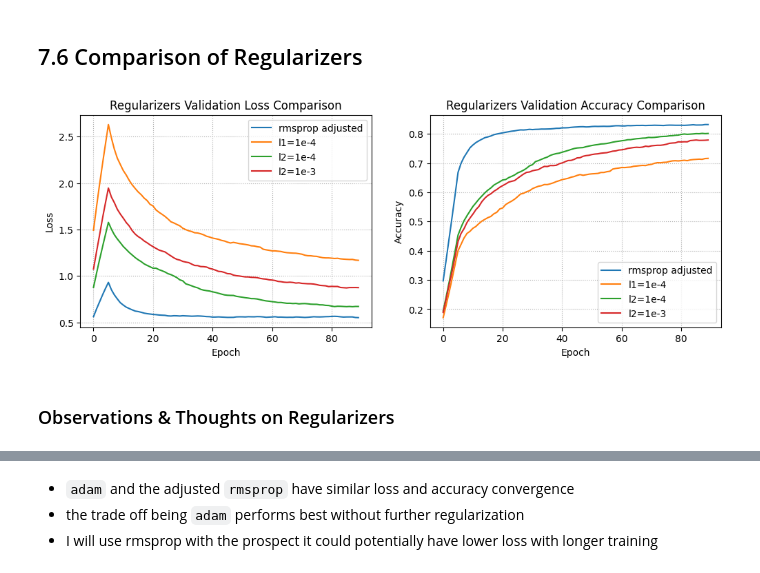
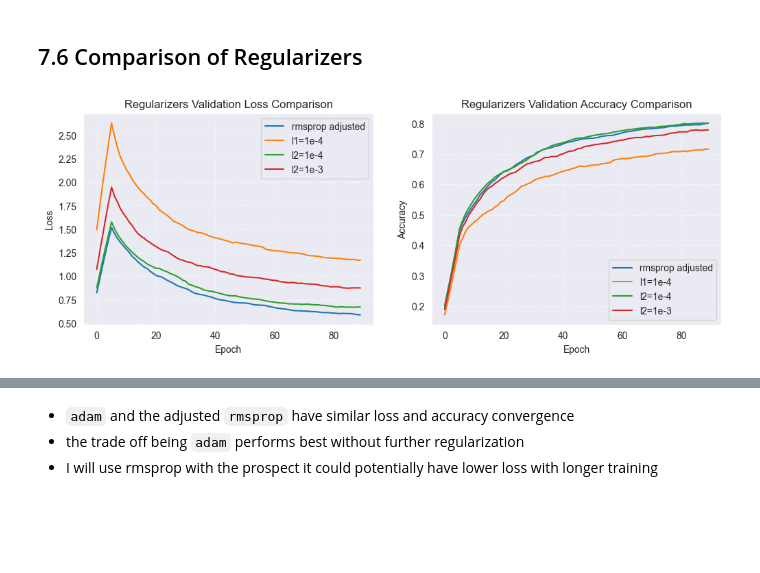
Before and after one commit to Crediteur/Jupyter-Notebooks, a Jupyter notebook: cifar10_Image_Classification/CM3015_Final_cifar10.ipynb, the cells around one changed output, grey strips where cells are left out. Saved outputs shown, nothing was run; the diff lists cells and outputs as text; code cells hidden in the pictures; blank space fills up the shorter version.

```diff
--- a/cifar10_Image_Classification/CM3015_Final_cifar10.ipynb
+++ b/cifar10_Image_Classification/CM3015_Final_cifar10.ipynb
@@ -1255,7 +1359,7 @@ BATCH_SIZE = 128
 history_or = model_or.fit(x_partial, y_partial,
                           validation_data=(x_val, y_val),
                           epochs=N_EPOCHS, batch_size=BATCH_SIZE,
-                          verbose=1)
+                          verbose=2)
 # %% [output]
 Epoch 1/100
 313/313 [==============================] - 7s 20ms/step - loss: 2.0879 - accuracy: 0.2184 - val_loss: 1.8865 - val_accuracy: 0.3311
@@ -1491,7 +1602,7 @@ BATCH_SIZE = 128
 history_l1 = model_l1.fit(x_partial, y_partial,
                           validation_data=(x_val, y_val),
                           epochs=N_EPOCHS, batch_size=BATCH_SIZE,
-                          verbose=1)
+                          verbose=2)
 # %% [output]
 Epoch 1/100
 313/313 [==============================] - 8s 20ms/step - loss: 3.9281 - accuracy: 0.1938 - val_loss: 3.5235 - val_accuracy: 0.2662
@@ -1566,7 +1677,7 @@ BATCH_SIZE = 128
 history_l2 = model_l2.fit(x_partial, y_partial,
                           validation_data=(x_val, y_val),
                           epochs=N_EPOCHS, batch_size=BATCH_SIZE,
-                          verbose=1)
+                          verbose=2)
 # %% [output]
 Epoch 1/100
 313/313 [==============================] - 8s 20ms/step - loss: 2.1821 - accuracy: 0.2054 - val_loss: 1.9763 - val_accuracy: 0.3101
@@ -1641,7 +1752,7 @@ BATCH_SIZE = 128
 history_l2a = model_l2a.fit(x_partial, y_partial,
                             validation_data=(x_val, y_val),
                             epochs=N_EPOCHS, batch_size=BATCH_SIZE,
-                            verbose=1)
+                            verbose=2)
 # %% [output]
 Epoch 1/100
 313/313 [==============================] - 8s 20ms/step - loss: 2.7715 - accuracy: 0.1868 - val_loss: 2.4930 - val_accuracy: 0.2858
@@ -1684,15 +1795,13 @@ Max accu at epoch: 98
 # %% [markdown]
 ## 7.6 Comparison of Regularizers
 # %%
-# plot histories of models with dropout
-histories = [history_oa, history_l1, history_l2, history_l2a]
+# plot histories of models with regularizers (smoothed)
+histories = [history_or, history_l1, history_l2, history_l2a]
 params = ['rmsprop adjusted', 'l1=1e-4', 'l2=1e-4', 'l2=1e-3']
 
 plot_history_comparison(histories=histories,
                         legend_names=params,
                         title='Regularizers',
                         lim=90)
 # %% [output]
-[figure, old version]
+[figure, new version]
-# %% [markdown]
-### Observations & Thoughts on Regularizers
```
Also changed, not shown: parts of 51 cells of this notebook.
